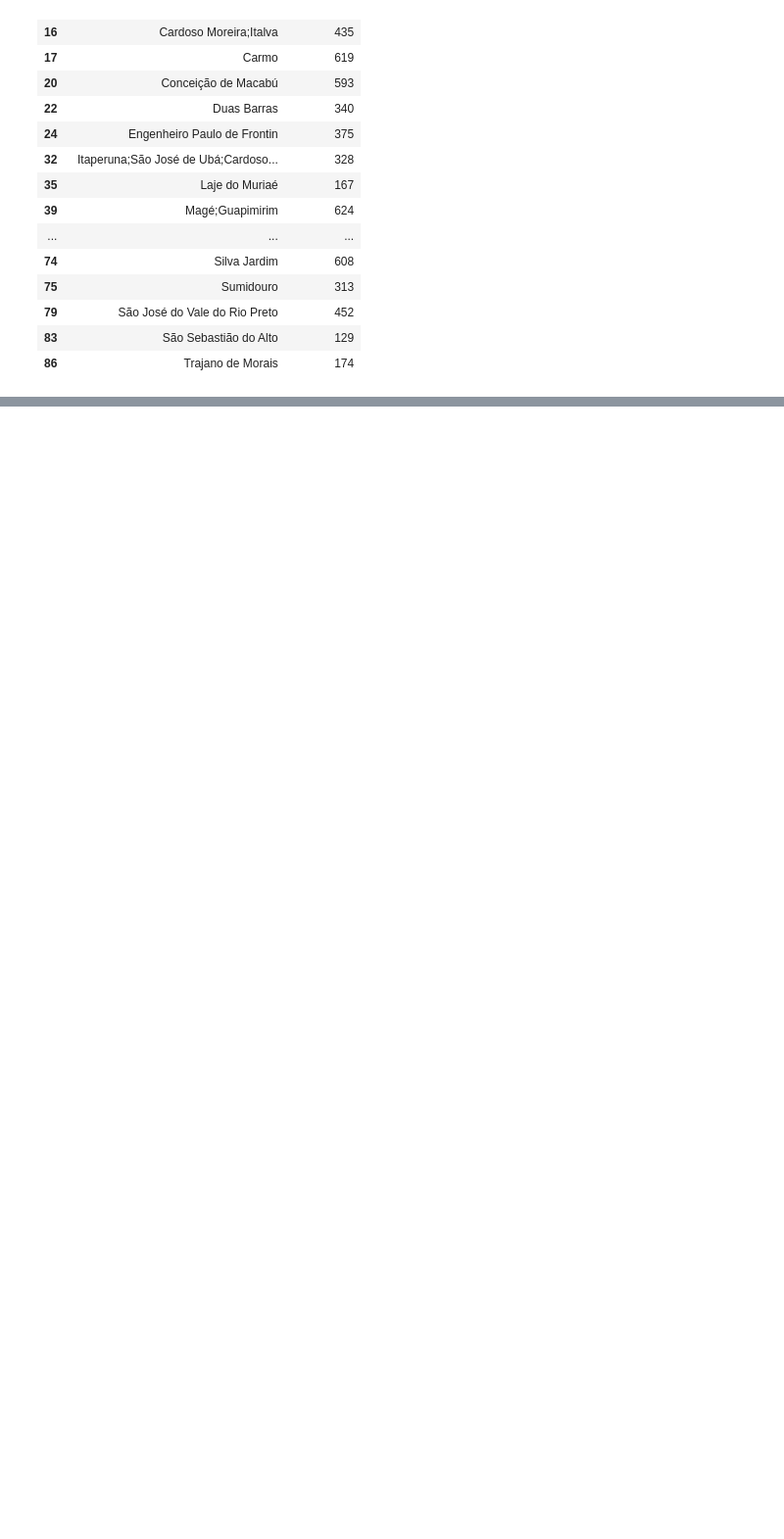
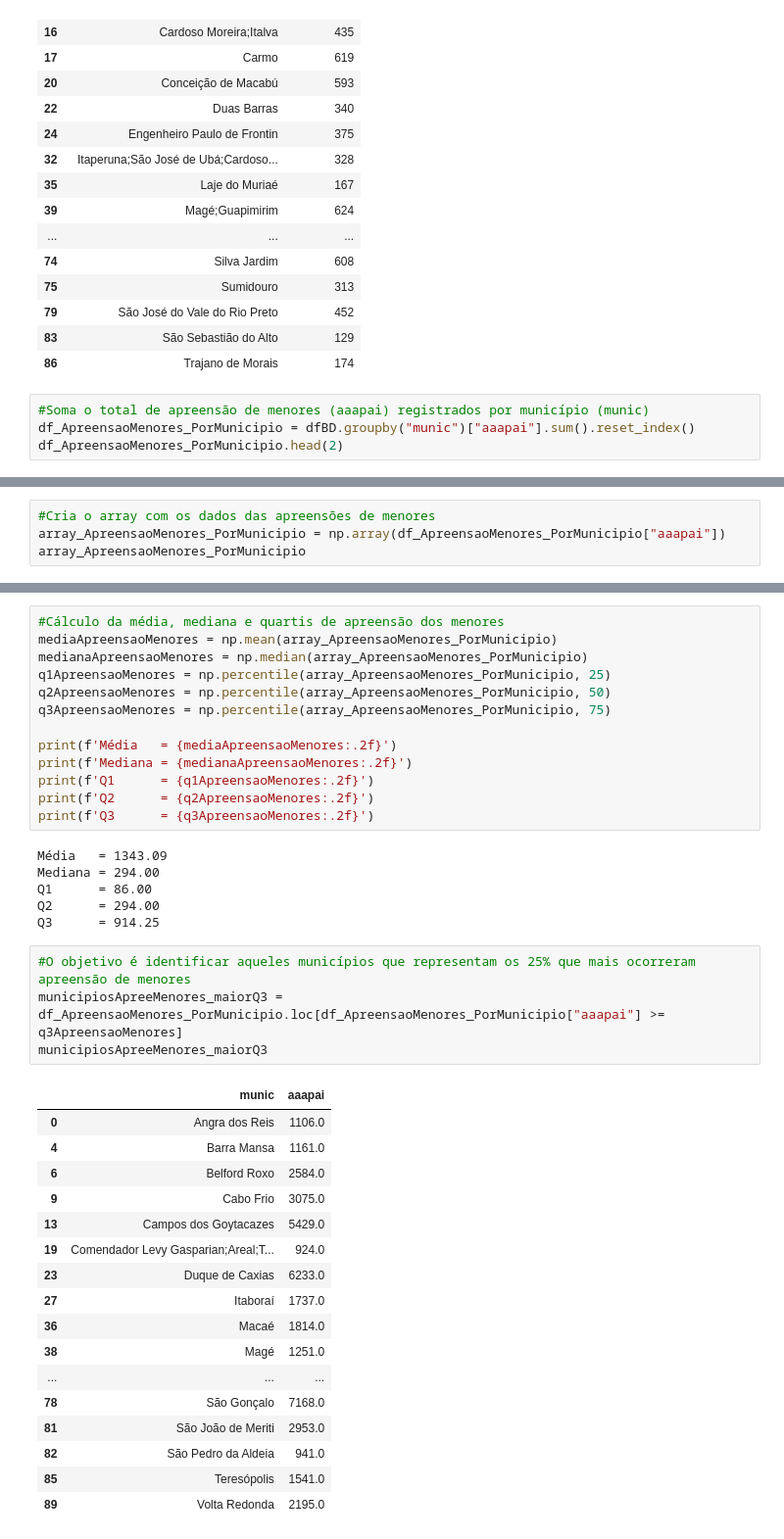
Before and after one commit to pjunior77/Repo_Senac_BigData, a Jupyter notebook: Aula13_DesafioAnalitico.ipynb, the cells around one changed output, grey strips where cells are left out. Shown at 98% size. Saved outputs shown, nothing was run; the diff lists cells and outputs as text; blank space fills up the shorter version.

```diff
--- a/Aula13_DesafioAnalitico.ipynb
+++ b/Aula13_DesafioAnalitico.ipynb
@@ -201,3 +201,7 @@ municipios_menorQ1
 | 79 | São José do Vale do Rio Preto | 452 |
 | 83 | São Sebastião do Alto | 129 |
 | 86 | Trajano de Morais | 174 |
+# %%
+#Soma o total de apreensão de menores (aaapai) registrados por município (munic)
+df_ApreensaoMenores_PorMunicipio = dfBD.groupby("munic")["aaapai"].sum().reset_index()
+df_ApreensaoMenores_PorMunicipio.head(2)
@@ -203,0 +212,4 @@ municipios_menorQ1
+# %%
+#Cria o array com os dados das apreensões de menores
+array_ApreensaoMenores_PorMunicipio = np.array(df_ApreensaoMenores_PorMunicipio["aaapai"])
+array_ApreensaoMenores_PorMunicipio
@@ -203,0 +235,41 @@ municipios_menorQ1
+# %%
+#Cálculo da média, mediana e quartis de apreensão dos menores
+mediaApreensaoMenores = np.mean(array_ApreensaoMenores_PorMunicipio)
+medianaApreensaoMenores = np.median(array_ApreensaoMenores_PorMunicipio)
+q1ApreensaoMenores = np.percentile(array_ApreensaoMenores_PorMunicipio, 25)
+q2ApreensaoMenores = np.percentile(array_ApreensaoMenores_PorMunicipio, 50)
+q3ApreensaoMenores = np.percentile(array_ApreensaoMenores_PorMunicipio, 75)
+
+print(f'Média   = {mediaApreensaoMenores:.2f}')
+print(f'Mediana = {medianaApreensaoMenores:.2f}')
+print(f'Q1      = {q1ApreensaoMenores:.2f}')
+print(f'Q2      = {q2ApreensaoMenores:.2f}')
+print(f'Q3      = {q3ApreensaoMenores:.2f}')
+# %% [output]
+Média   = 1343.09
+Mediana = 294.00
+Q1      = 86.00
+Q2      = 294.00
+Q3      = 914.25
+# %%
+#O objetivo é identificar aqueles municípios que representam os 25% que mais ocorreram apreensão de menores
+municipiosApreeMenores_maiorQ3 = df_ApreensaoMenores_PorMunicipio.loc[df_ApreensaoMenores_PorMunicipio["aaapai"] >= q3ApreensaoMenores]
+municipiosApreeMenores_maiorQ3
+# %% [output]
+|  | munic | aaapai |
+| 0 | Angra dos Reis | 1106.0 |
+| 4 | Barra Mansa | 1161.0 |
+| 6 | Belford Roxo | 2584.0 |
+| 9 | Cabo Frio | 3075.0 |
+| 13 | Campos dos Goytacazes | 5429.0 |
+| 19 | Comendador Levy Gasparian;Areal;T... | 924.0 |
+| 23 | Duque de Caxias | 6233.0 |
+| 27 | Itaboraí | 1737.0 |
+| 36 | Macaé | 1814.0 |
+| 38 | Magé | 1251.0 |
+| ... | ... | ... |
+| 78 | São Gonçalo | 7168.0 |
+| 81 | São João de Meriti | 2953.0 |
+| 82 | São Pedro da Aldeia | 941.0 |
+| 85 | Teresópolis | 1541.0 |
+| 89 | Volta Redonda | 2195.0 |
```
Also changed, not shown: parts of 3 cells of this notebook.
